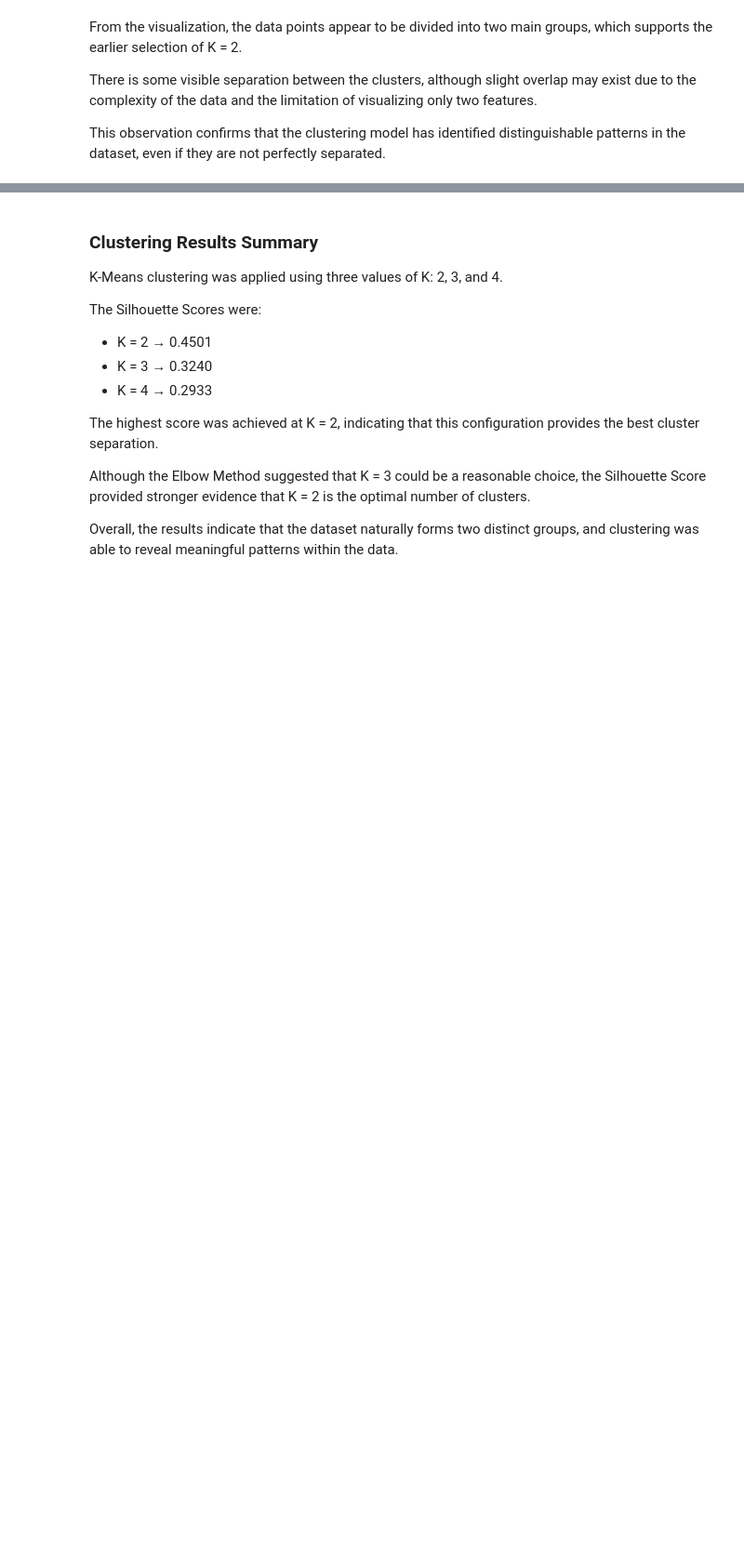
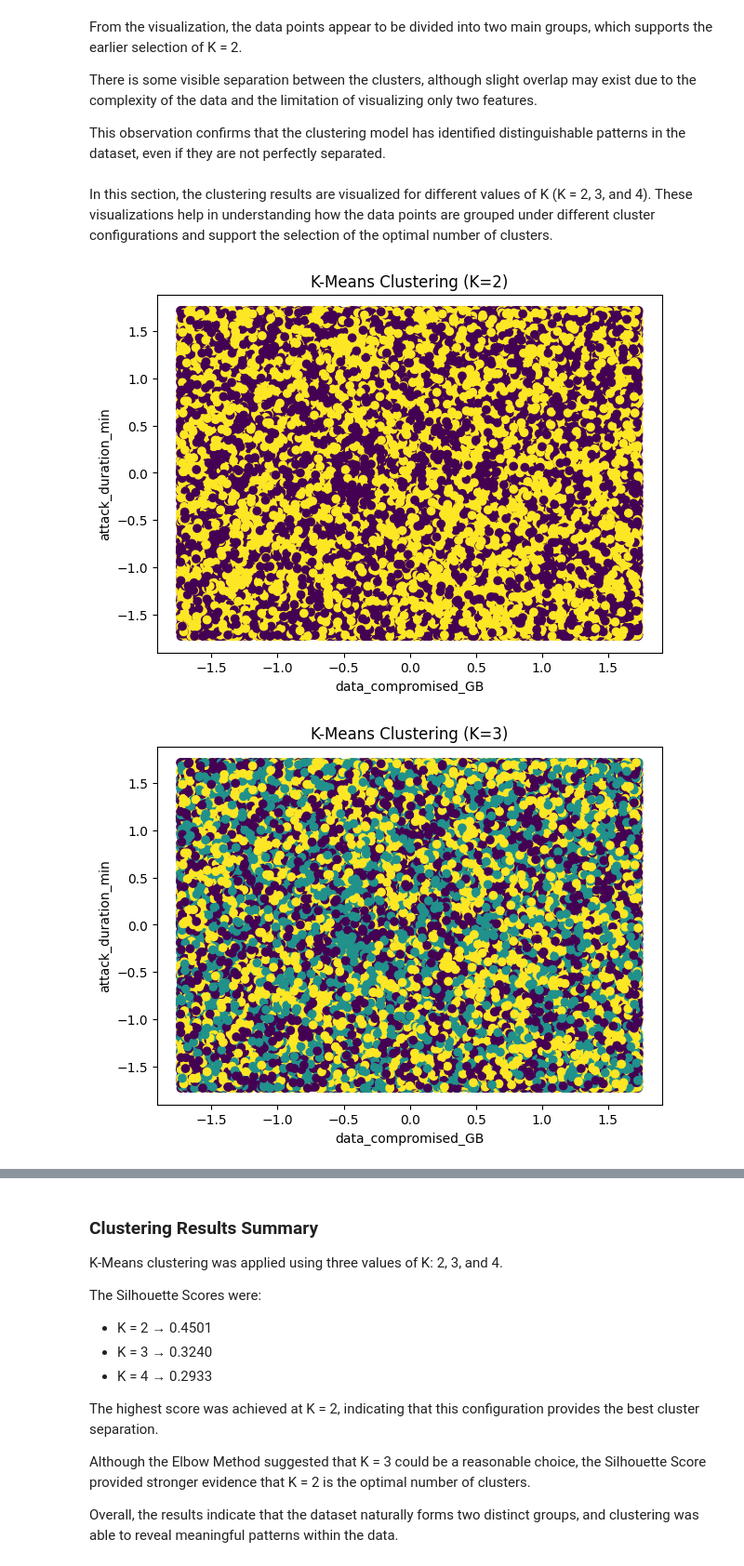
Before and after one commit to noor-gh06/Cybercrime-DataMining, a Jupyter notebook: phase3.ipynb, the cells around one changed output, grey strips where cells are left out. Shown at 93% size. Cells and saved outputs as stored; diff of their text form; code cells hidden in the pictures; blank space fills up the shorter version.

```diff
--- a/phase3.ipynb
+++ b/phase3.ipynb
@@ -798,3 +798,21 @@ From the visualization, the data points appear to be divided into two main group
 There is some visible separation between the clusters, although slight overlap may exist due to the complexity of the data and the limitation of visualizing only two features.
 
 This observation confirms that the clustering model has identified distinguishable patterns in the dataset, even if they are not perfectly separated.
+# %% [markdown]
+In this section, the clustering results are visualized for different values of K (K = 2, 3, and 4).
+These visualizations help in understanding how the data points are grouped under different cluster configurations and support the selection of the optimal number of clusters.
+# %%
+# Visualize clusters for each K
+for k in K_values:
+    kmeans = KMeans(n_clusters=k, random_state=42, n_init=10)
+    labels = kmeans.fit_predict(data)
+
+    plt.figure(figsize=(7,5))
+    plt.scatter(data.iloc[:, 0], data.iloc[:, 1], c=labels)
+    plt.title(f"K-Means Clustering (K={k})")
+    plt.xlabel(data.columns[0])
+    plt.ylabel(data.columns[1])
+    plt.show()
+# %% [output]
+[figure, added]
+[figure, added]
```
Also changed, not shown: parts of 3 cells of this notebook.
